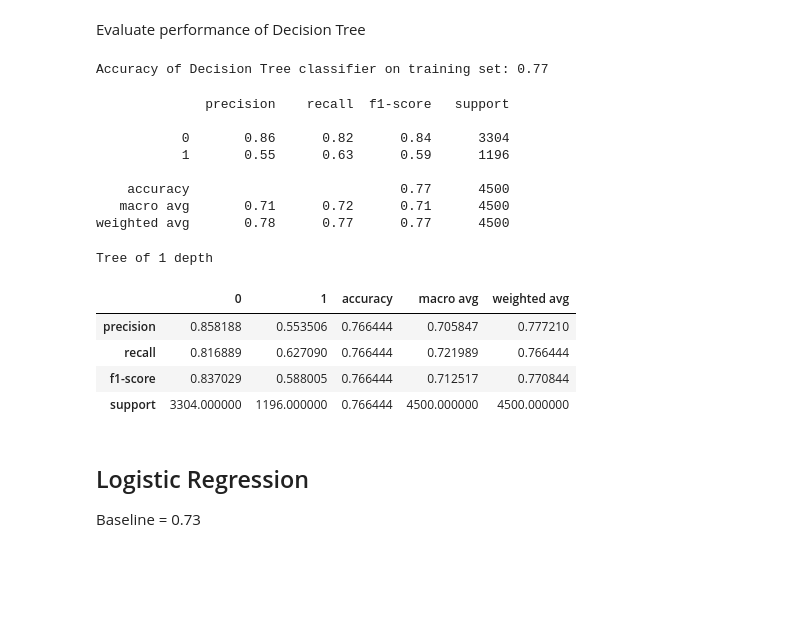
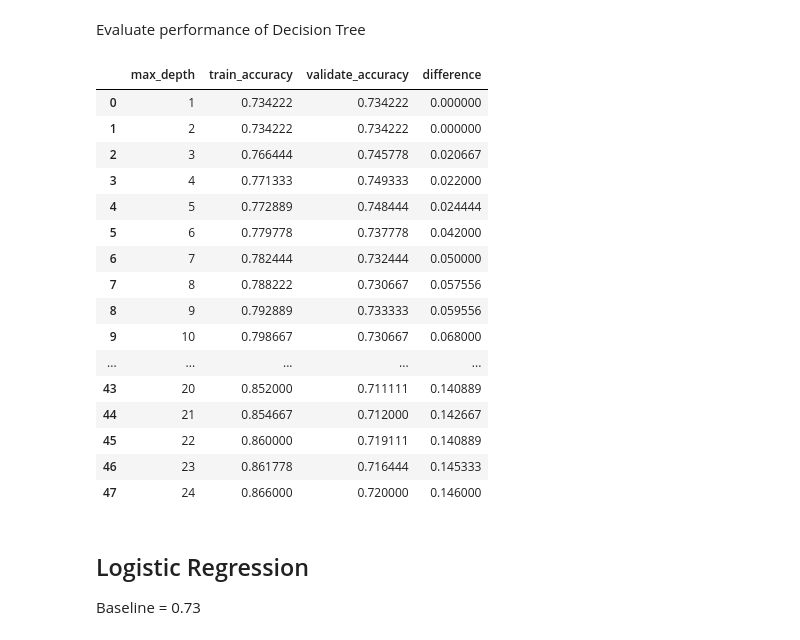
Before and after one commit to lindyc12/telco_project-, a Jupyter notebook: Telco_report.ipynb, the cells around one changed output. Cells and saved outputs as stored; diff of their text form; code cells hidden in the pictures; blank space fills up the shorter version.

```diff
--- a/Telco_report.ipynb
+++ b/Telco_report.ipynb
@@ -357,32 +388,50 @@ plt.show()
 # %% [markdown]
 Evaluate performance of Decision Tree
-# %%
-print('Accuracy of Decision Tree classifier on training set: {:.2f}'
-      .format(tree1.score(X_train, y_train)))
-# %% [output]
-Accuracy of Decision Tree classifier on training set: 0.77
-# %%
-print(classification_report(y_train, y_predictions))
-# %% [output]
-              precision    recall  f1-score   support
-
-           0       0.86      0.82      0.84      3304
-           1       0.55      0.63      0.59      1196
-
-    accuracy                           0.77      4500
-   macro avg       0.71      0.72      0.71      4500
-weighted avg       0.78      0.77      0.77      4500
-# %%
-classification_report(y_train, y_predictions, output_dict=True)
-print("Tree of 1 depth")
-pd.DataFrame(report)
-# %% [output]
-Tree of 1 depth
-|  | 0 | 1 | accuracy | macro avg | weighted avg |
-| precision | 0.858188 | 0.553506 | 0.766444 | 0.705847 | 0.777210 |
-| recall | 0.816889 | 0.627090 | 0.766444 | 0.721989 | 0.766444 |
-| f1-score | 0.837029 | 0.588005 | 0.766444 | 0.712517 | 0.770844 |
-| support | 3304.000000 | 1196.000000 | 0.766444 | 4500.000000 | 4500.000000 |
+# %%
+from sklearn.tree import DecisionTreeClassifier, plot_tree, export_text
+
+for i in range(1, 25):
+    # Make the model
+    tree = DecisionTreeClassifier(max_depth=i, random_state=123)
+
+    # Fit the model (on train and only train)
+    tree = tree.fit(X_train, y_train)
+
+    # Use the model
+    # We'll evaluate the model's performance on train, first
+    in_sample_accuracy = tree.score(X_train, y_train)
+
+    out_of_sample_accuracy = tree.score(X_validate, y_validate)
+
+    output = {
+        "max_depth": i,
+        "train_accuracy": in_sample_accuracy,
+        "validate_accuracy": out_of_sample_accuracy
+    }
+
+    metrics.append(output)
+
+df = pd.DataFrame(metrics)
+df["difference"] = df.train_accuracy - df.validate_accuracy
+df
+# %% [output]
+|  | max_depth | train_accuracy | validate_accuracy | difference |
+| 0 | 1 | 0.734222 | 0.734222 | 0.000000 |
+| 1 | 2 | 0.734222 | 0.734222 | 0.000000 |
+| 2 | 3 | 0.766444 | 0.745778 | 0.020667 |
+| 3 | 4 | 0.771333 | 0.749333 | 0.022000 |
+| 4 | 5 | 0.772889 | 0.748444 | 0.024444 |
+| 5 | 6 | 0.779778 | 0.737778 | 0.042000 |
+| 6 | 7 | 0.782444 | 0.732444 | 0.050000 |
+| 7 | 8 | 0.788222 | 0.730667 | 0.057556 |
+| 8 | 9 | 0.792889 | 0.733333 | 0.059556 |
+| 9 | 10 | 0.798667 | 0.730667 | 0.068000 |
+| ... | ... | ... | ... | ... |
+| 43 | 20 | 0.852000 | 0.711111 | 0.140889 |
+| 44 | 21 | 0.854667 | 0.712000 | 0.142667 |
+| 45 | 22 | 0.860000 | 0.719111 | 0.140889 |
+| 46 | 23 | 0.861778 | 0.716444 | 0.145333 |
+| 47 | 24 | 0.866000 | 0.720000 | 0.146000 |
 # %% [markdown]
 ## Logistic Regression
 
```
Also changed, not shown: parts of 26 cells of this notebook.
